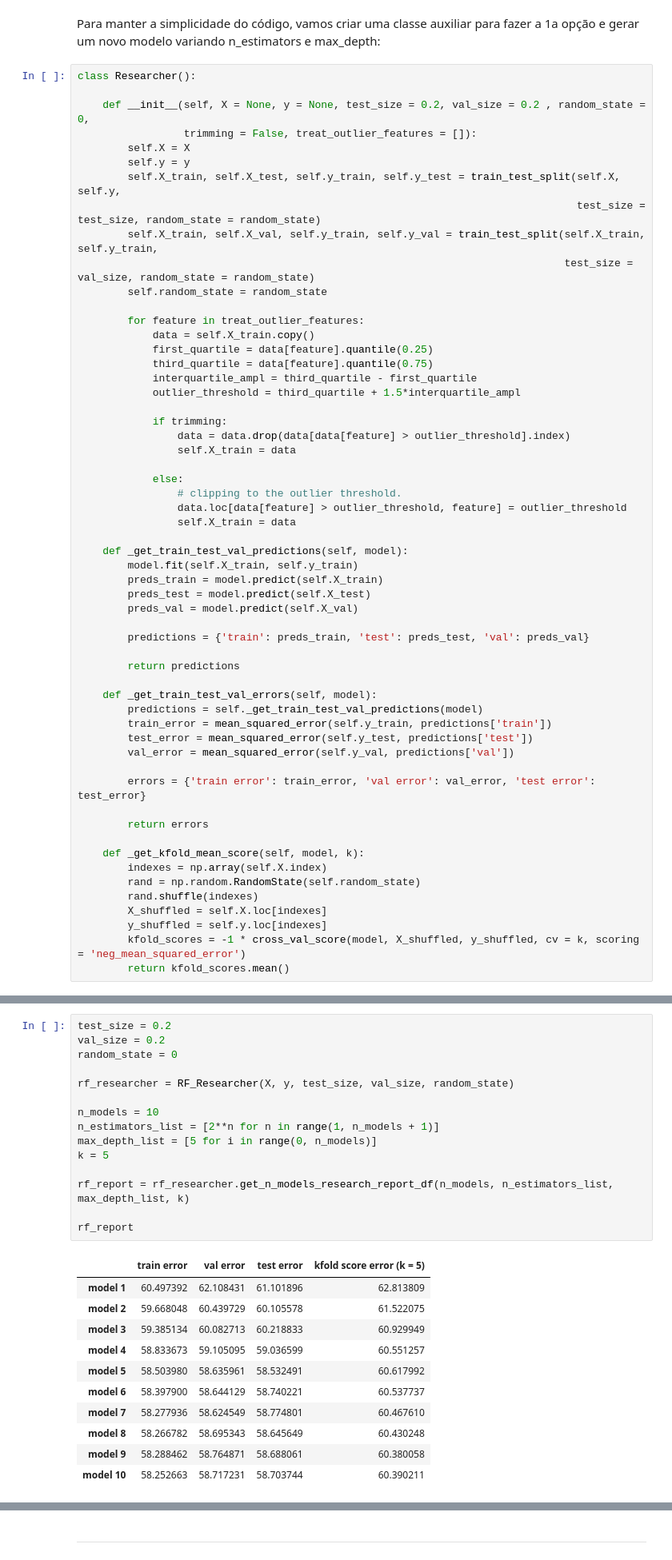
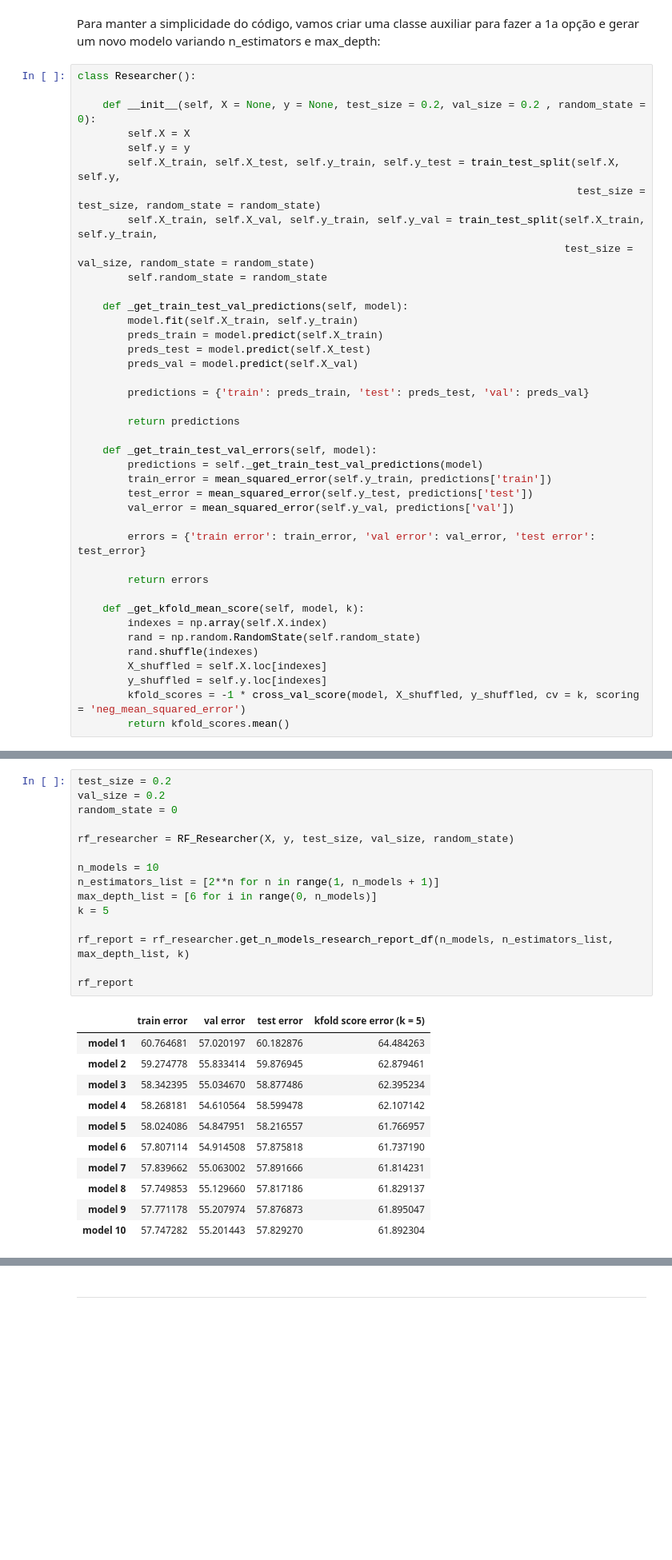
Before and after one commit to Samirnunes/data-science, a Jupyter notebook: NO2_prediction_SJC.ipynb, the cells around one changed output, grey strips where cells are left out. Shown at 80% size. Drawn from its saved outputs; the diff is of its cells as text; blank space fills up the shorter version.

Commit message:
random forest ok

```diff
--- a/NO2_prediction_SJC.ipynb
+++ b/NO2_prediction_SJC.ipynb
@@ -232,8 +234,7 @@ Para manter a simplicidade do código, vamos criar uma classe auxiliar para faze
 # %%
 class Researcher():
 
-    def __init__(self, X = None, y = None, test_size = 0.2, val_size = 0.2 , random_state = 0,
-                 trimming = False, treat_outlier_features = []):
+    def __init__(self, X = None, y = None, test_size = 0.2, val_size = 0.2 , random_state = 0):
         self.X = X
         self.y = y
         self.X_train, self.X_test, self.y_train, self.y_test = train_test_split(self.X, self.y,
@@ -241,22 +242,6 @@ class Researcher():
         self.X_train, self.X_val, self.y_train, self.y_val = train_test_split(self.X_train, self.y_train,
                                                                               test_size = val_size, random_state = random_state)
         self.random_state = random_state
-
-        for feature in treat_outlier_features:
-            data = self.X_train.copy()
-            first_quartile = data[feature].quantile(0.25)
-            third_quartile = data[feature].quantile(0.75)
-            interquartile_ampl = third_quartile - first_quartile
-            outlier_threshold = third_quartile + 1.5*interquartile_ampl
-
-            if trimming:
-                data = data.drop(data[data[feature] > outlier_threshold].index)
-                self.X_train = data
-
-            else:
-                # clipping to the outlier threshold.
-                data.loc[data[feature] > outlier_threshold, feature] = outlier_threshold
-                self.X_train = data
 
     def _get_train_test_val_predictions(self, model):
         model.fit(self.X_train, self.y_train)
@@ -379,28 +366,28 @@ Obs:
 # %%
 test_size = 0.2
 val_size = 0.2
 random_state = 0
 
 rf_researcher = RF_Researcher(X, y, test_size, val_size, random_state)
 
 n_models = 10
 n_estimators_list = [2**n for n in range(1, n_models + 1)]
-max_depth_list = [5 for i in range(0, n_models)]
+max_depth_list = [6 for i in range(0, n_models)]
 k = 5
 
 rf_report = rf_researcher.get_n_models_research_report_df(n_models, n_estimators_list, max_depth_list, k)
 
 rf_report
 # %% [output]
 |  | train error | val error | test error | kfold score error (k = 5) |
-| model 1 | 60.497392 | 62.108431 | 61.101896 | 62.813809 |
-| model 2 | 59.668048 | 60.439729 | 60.105578 | 61.522075 |
-| model 3 | 59.385134 | 60.082713 | 60.218833 | 60.929949 |
-| model 4 | 58.833673 | 59.105095 | 59.036599 | 60.551257 |
-| model 5 | 58.503980 | 58.635961 | 58.532491 | 60.617992 |
-| model 6 | 58.397900 | 58.644129 | 58.740221 | 60.537737 |
-| model 7 | 58.277936 | 58.624549 | 58.774801 | 60.467610 |
-| model 8 | 58.266782 | 58.695343 | 58.645649 | 60.430248 |
-| model 9 | 58.288462 | 58.764871 | 58.688061 | 60.380058 |
-| model 10 | 58.252663 | 58.717231 | 58.703744 | 60.390211 |
+| model 1 | 60.764681 | 57.020197 | 60.182876 | 64.484263 |
+| model 2 | 59.274778 | 55.833414 | 59.876945 | 62.879461 |
+| model 3 | 58.342395 | 55.034670 | 58.877486 | 62.395234 |
+| model 4 | 58.268181 | 54.610564 | 58.599478 | 62.107142 |
+| model 5 | 58.024086 | 54.847951 | 58.216557 | 61.766957 |
+| model 6 | 57.807114 | 54.914508 | 57.875818 | 61.737190 |
+| model 7 | 57.839662 | 55.063002 | 57.891666 | 61.814231 |
+| model 8 | 57.749853 | 55.129660 | 57.817186 | 61.829137 |
+| model 9 | 57.771178 | 55.207974 | 57.876873 | 61.895047 |
+| model 10 | 57.747282 | 55.201443 | 57.829270 | 61.892304 |
 # %% [markdown]
```
Also changed, not shown: parts of 15 cells of this notebook.
